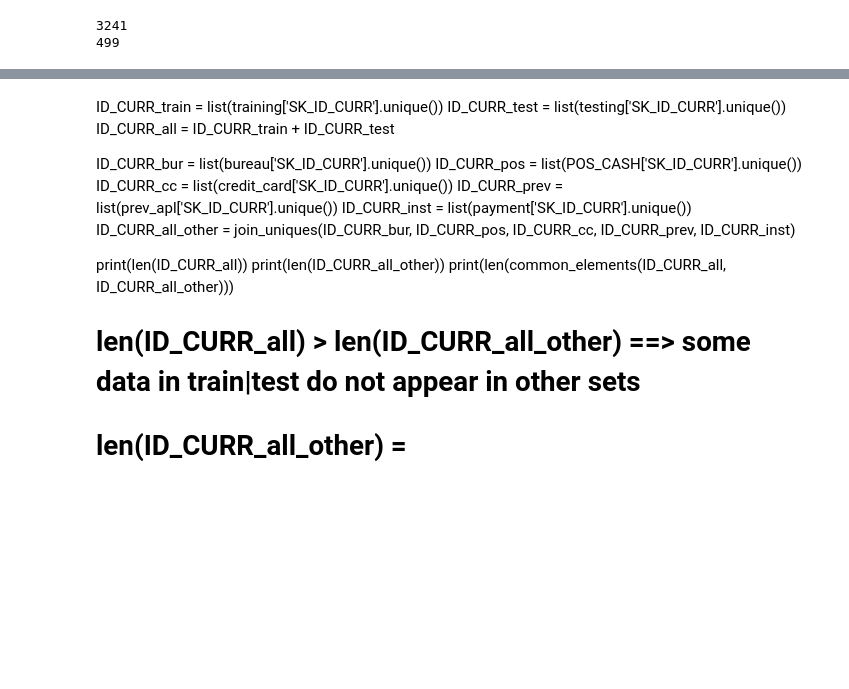
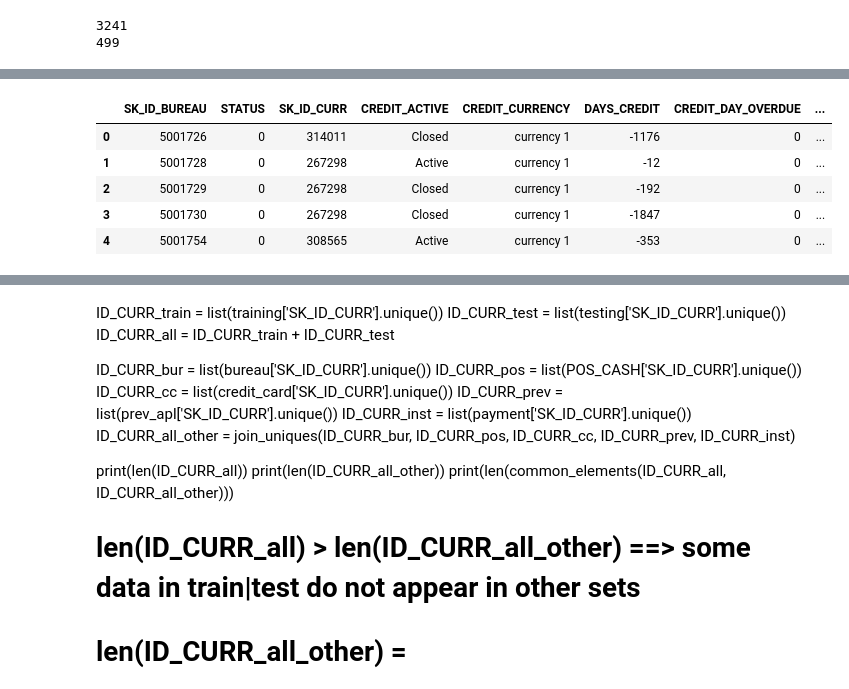
Before and after one commit to huanrafa/ProjectPracticing, a Jupyter notebook: 2023_11(2) Home Credit Default Risk/HomeCredit.ipynb, the cells around one changed output, grey strips where cells are left out. Cells and saved outputs as stored; diff of their text form; code cells hidden in the pictures; blank space fills up the shorter version.

```diff
--- a/2023_11(2) Home Credit Default Risk/HomeCredit.ipynb
+++ b/2023_11(2) Home Credit Default Risk/HomeCredit.ipynb
@@ -963,0 +975,6 @@ testing.loc[~testing['SK_ID_CURR'].isin(testing_bd_sld_ID), 'Sold_Bad_debt'] = 0
+# %%
+# In STATUS, replace "C" by "-1", "X" by np.NaN
+
+bureau_balance.loc[bureau_balance['STATUS'] == 'C', 'STATUS'] = -1
+bureau_balance.loc[bureau_balance['STATUS'] == 'X', 'STATUS'] = np.NaN
+bureau_balance['STATUS'].value_counts()
@@ -963,0 +991,5 @@ testing.loc[~testing['SK_ID_CURR'].isin(testing_bd_sld_ID), 'Sold_Bad_debt'] = 0
+# %%
+bureau_balance = bureau_balance.dropna()
+bureau_balance['STATUS'] = bureau_balance['STATUS'].astype(int)
+bureau_balance_maxST = pd.DataFrame(bureau_balance.groupby('SK_ID_BUREAU')['STATUS'].max())
+bureau_balance_maxST
@@ -963,0 +1011,10 @@ testing.loc[~testing['SK_ID_CURR'].isin(testing_bd_sld_ID), 'Sold_Bad_debt'] = 0
+# %%
+bureau_merge = bureau_balance_maxST.merge(bureau, on='SK_ID_BUREAU')
+bureau_merge.head()
+# %% [output]
+|  | SK_ID_BUREAU | STATUS | SK_ID_CURR | CREDIT_ACTIVE | CREDIT_CURRENCY | DAYS_CREDIT | CREDIT_DAY_OVERDUE | ... |
+| 0 | 5001726 | 0 | 314011 | Closed | currency 1 | -1176 | 0 | ... |
+| 1 | 5001728 | 0 | 267298 | Active | currency 1 | -12 | 0 | ... |
+| 2 | 5001729 | 0 | 267298 | Closed | currency 1 | -192 | 0 | ... |
+| 3 | 5001730 | 0 | 267298 | Closed | currency 1 | -1847 | 0 | ... |
+| 4 | 5001754 | 0 | 308565 | Active | currency 1 | -353 | 0 | ... |
```
Also changed, not shown: parts of 12 cells of this notebook.
